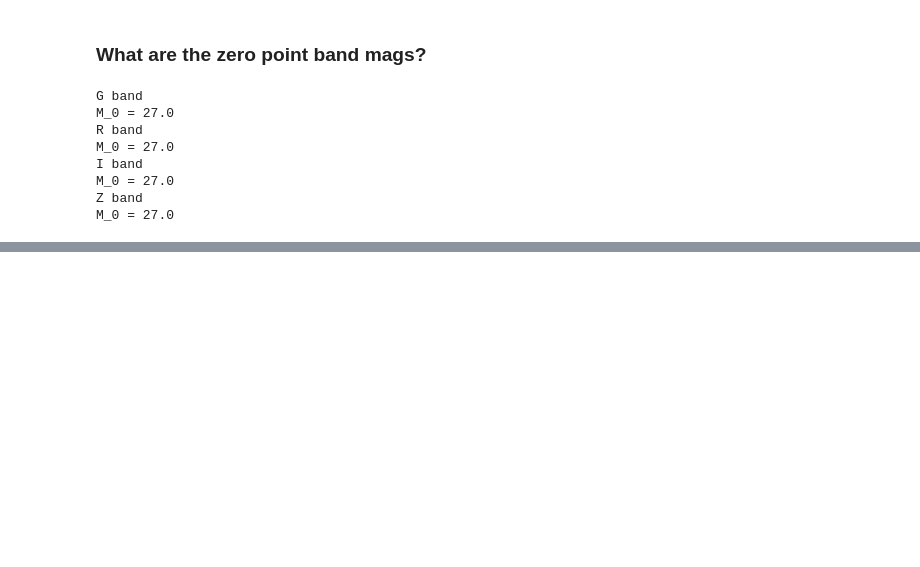
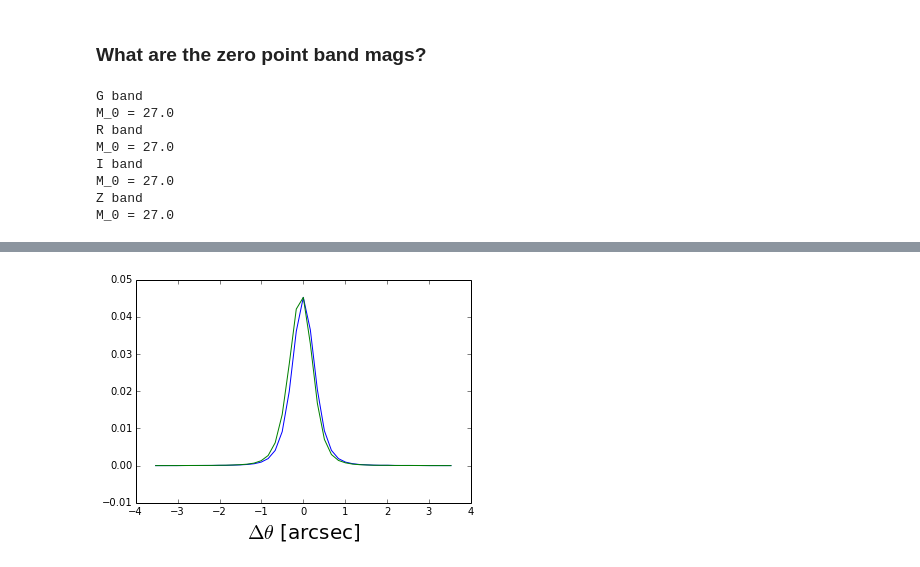
Before and after one commit to johnnygreco/hscAna, a Jupyter notebook: my_catalog_notes.ipynb, the cells around one changed output, grey strips where cells are left out. Saved outputs shown, nothing was run; the diff lists cells and outputs as text; code cells hidden in the pictures; blank space fills up the shorter version.

```diff
--- a/my_catalog_notes.ipynb
+++ b/my_catalog_notes.ipynb
@@ -56,0 +73,6 @@ M_0 = 27.0
+# %%
+plt.plot((np.arange(psfimg.shape[0])-psfimg.shape[0]/2)*0.168, psfimg[:,psfimg.shape[1]/2])
+plt.plot((np.arange(psfimg.shape[1])-psfimg.shape[1]/2)*0.168, psfimg[psfimg.shape[0]/2,:])
+plt.xlabel(r'$\Delta \theta$ [arcsec]', fontsize=20);
+# %% [output]
+[figure, added]
```
Also changed, not shown: parts of 4 cells of this notebook.
